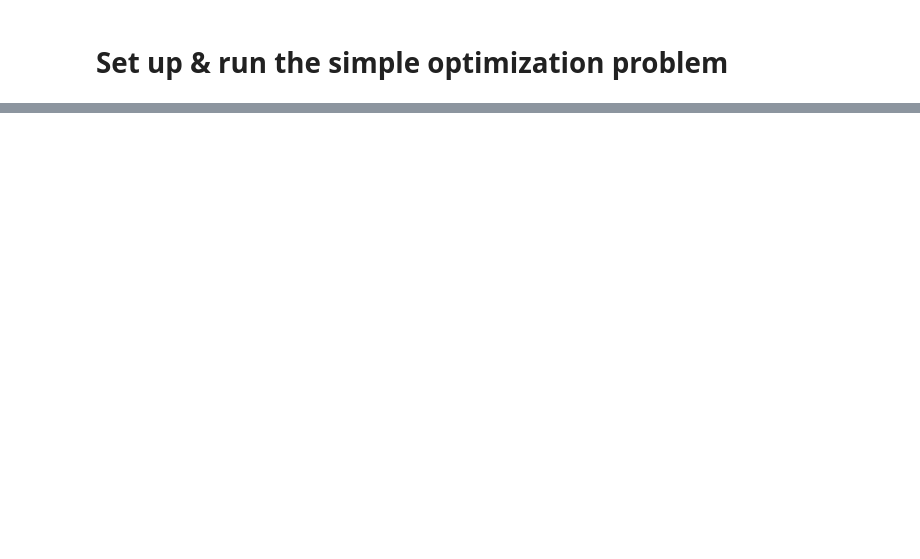
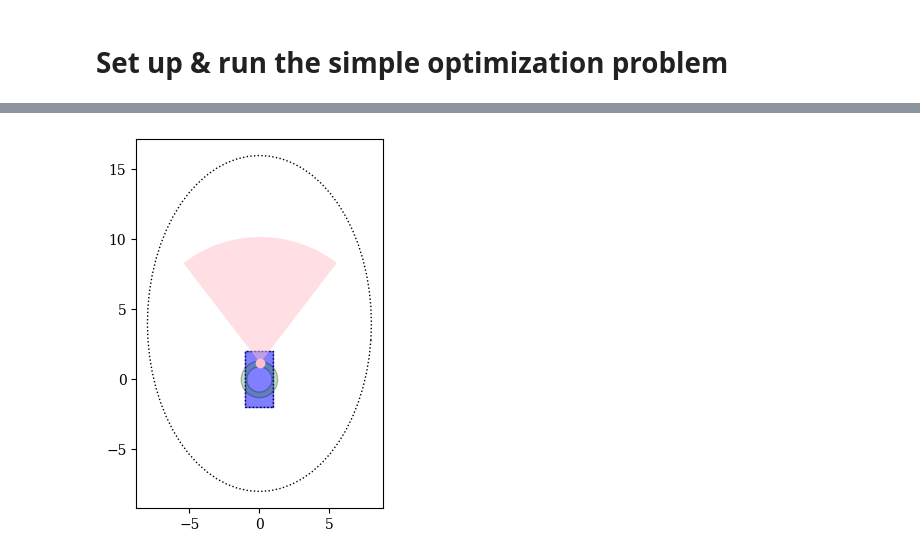
Before and after one commit to robosquiggles/go4robo, a Jupyter notebook: fov_optimize_2d.ipynb, the cells around one changed output, grey strips where cells are left out. Saved outputs shown, nothing was run; the diff lists cells and outputs as text; code cells hidden in the pictures; blank space fills up the shorter version.

```diff
--- a/fov_optimize_2d.ipynb
+++ b/fov_optimize_2d.ipynb
@@ -149,0 +123,4 @@ ValueError: setting an array element with a sequence. The requested array has an
+# %%
+bot_plot = problem.convert_1D_to_bot(res.X[10]).plot_bot(show_constraint=True)
+# %% [output]
+[figure, added]
```
Also changed, not shown: parts of 12 cells of this notebook, 3 other files.
